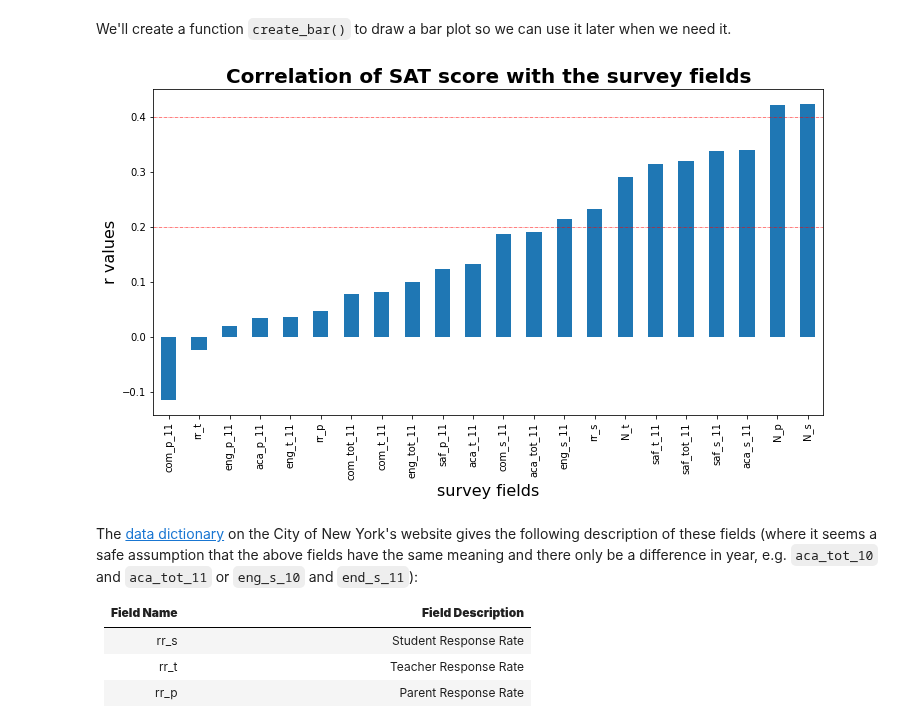
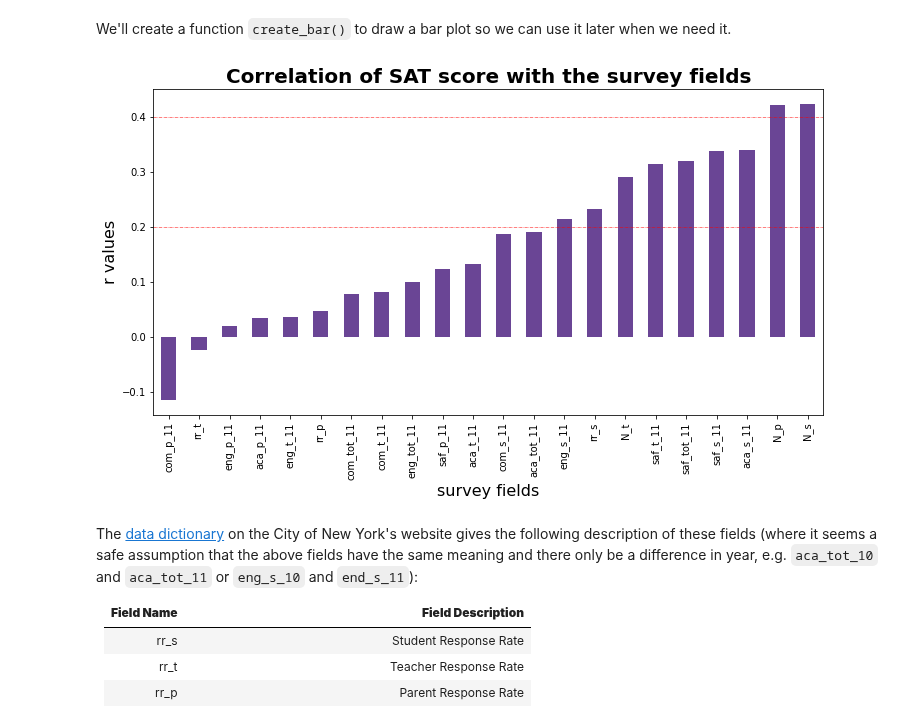
Before and after one commit to MuhammadAwon/datascience-projects, a Jupyter notebook: Projects/analyzing-nyc-high-school-data/analyzing-nyc-high-school.ipynb, the cells around one changed output. Saved outputs shown, nothing was run; the diff lists cells and outputs as text; code cells hidden in the pictures.

```diff
--- a/Projects/analyzing-nyc-high-school-data/analyzing-nyc-high-school.ipynb
+++ b/Projects/analyzing-nyc-high-school-data/analyzing-nyc-high-school.ipynb
@@ -212,10 +212,10 @@ These columns give us aggregate survey data about how parents, teachers, and stu
 Before we filter columns out, we'll want to copy the data from the `dbn` column into a new column called `DBN`.
 # %%
 # # Copy 'survey' dataframe to a new dataframe to avoid 'PerformanceWarning'
-# survey2 = survey.copy()
+survey2 = survey.copy()
 
 # Copy the data from the 'dbn' column of 'survey' into new column called 'DBN'
-survey['DBN'] = survey['dbn']
+survey2['DBN'] = survey2['dbn']
 
 # Create the list of target columns
 # note we want target the 'DBN' column instead of 'dbn'
@@ -227,10 +227,10 @@ survey_fields = ["DBN", "rr_s", "rr_t", "rr_p", "N_s", "N_t",
                  "eng_tot_11", "aca_tot_11"]
 
 # Filter 'survey2' so it only contains the columns listed above
-survey = survey.loc[:, survey_fields]
+survey2 = survey2.loc[:, survey_fields]
 
 # Assign 'survey2' dataframe to the key 'survey' in the dictionary 'data'
-data['survey'] = survey
+data['survey'] = survey2
 
 # Display result
 display(data['survey'].head())
@@ -1186,7 +1190,7 @@ survey_list
 # %% [markdown]
 We'll create a function `create_bar()` to draw a bar plot so we can use it later when we need it.
 # %%
-def create_bar(target_cols, xlab, ylab, title, kind='bar', is_sorted=False, figsize=(8, 8),
+def create_bar(target_cols, xlab, ylab, title, kind='bar', color='#6A4595', is_sorted=False, figsize=(8, 8),
                hline=False, xmin=0, xmax=1, vline=False, ymin=0, ymax=1, **kwargs):
     """
     Make a bar plot and display correlation between SAT score with specified variable(s).
@@ -1196,6 +1200,7 @@ def create_bar(target_cols, xlab, ylab, title, kind='bar', is_sorted=False, figs
             ylab (str): yaxis label
             title (str): Title of the graph
             kind (str): Type of plot bar/barh (default: bar)
+            color (str, array-like, or dict): Color for each of the dataframe columns (default: '#6A4595')
             is_sorted (bool): Whether to sort the plot (default: False)
             figsize (tuple): Figure size (default: (8, 8))
             hline (bool): Whether to add horizontal line across axes (default: False)
@@ -1210,35 +1215,32 @@ def create_bar(target_cols, xlab, ylab, title, kind='bar', is_sorted=False, figs
     """
     # Draw bar plot (sorted or unsorted)
     if is_sorted:
-        correlations[target_cols].sort_values().plot(kind=kind, figsize=figsize)
+        correlations[target_cols].sort_values().plot(kind=kind, color=color, figsize=figsize)
     else:
-        correlations[target_cols].plot(kind=kind, figsize=figsize)
+        correlations[target_cols].plot(kind=kind, color=color, figsize=figsize)
 
     # Title, x and y-axis label
     plt.title(label=title, fontsize=20, fontweight='bold')
     plt.xlabel(xlab, fontsize=16)
     plt.ylabel(ylab, fontsize=16)
 
-    # Find number of elements in 'correlation[target_cols]'
-    corr_len = len(correlations[target_cols])
-
     # Draw horizontal line (also check num of horizontal lines to draw)
     if hline:
-        if len(kwargs['hori']) == 2:
-            plt.hlines(y=[kwargs['hori'][0], kwargs['hori'][1]], xmin=xmin, xmax=corr_len,
+        if len(kwargs['hori']) == 1:
+            plt.hlines(y=kwargs['hori'], xmin=xmin, xmax=corr_len, linewidth=0.5, color='red', linestyle='-.')
+        elif len(kwargs['hori']) == 2:
+            plt.hlines(y=[kwargs['hori'][0], kwargs['hori'][1]], xmin=xmin, xmax=xmax,
                            linewidth=0.5, color='red', linestyle='-.')
-        elif len(kwargs['hori']) == 1:
-            plt.hlines(y=kwargs['hori'], xmin=xmin, xmax=corr_len, linewidth=0.5, color='red', linestyle='-.')
         else:
             pass
 
     # Draw vertical line (check num of vertical lines to draw)
     if vline:
-        if len(kwargs['vert']) == 2:
+        if len(kwargs['vert']) == 1:
+            plt.vlines(x=kwargs['vert'], ymin=ymin, ymax=ymax, linewidth=0.5, color='red', linestyle='-.')
+        elif len(kwargs['vert']) == 2:
             plt.vlines(x=[kwargs['vert'][0], kwargs['vert'][1]], ymin=ymin, ymax=ymax,
                        linewidth=0.5, color='red', linestyle='-.')
-        elif len(kwargs['vert']) == 1:
-            plt.vlines(x=kwargs['vert'], ymin=ymin, ymax=ymax, linewidth=0.5, color='red', linestyle='-.')
         else:
             pass
 
@@ -1246,13 +1248,13 @@ def create_bar(target_cols, xlab, ylab, title, kind='bar', is_sorted=False, figs
 # %%
 # Create a dict of list for position of the horizontal lines
 pos_dict = {'hori': [0.2, 0.4]}
 
 # Create bar plot to display correlation of 'sat_score' and 'survey_list'
 create_bar(target_cols=survey_list, xlab='survey fields', ylab='r values',
            title='Correlation of SAT score with the survey fields', is_sorted=True, figsize=(12, 6),
-           hline=True, xmin=-0.5, **pos_dict)
+           hline=True, xmin=-0.5, xmax=22, **pos_dict)
 # %% [output]
-[figure, old version]
+[figure, new version]
 # %% [markdown]
 The [data dictionary](https://data.cityofnewyork.us/Education/NYC-School-Survey-2011/mnz3-dyi8) on the City of New York's website gives the following description of these fields (where it seems a safe assumption that the above fields have the same meaning and there only be a difference in year, e.g. `aca_tot_10` and `aca_tot_11` or `eng_s_10` and `end_s_11`):
 
```
Also changed, not shown: parts of 28 cells of this notebook, 1 other file.
